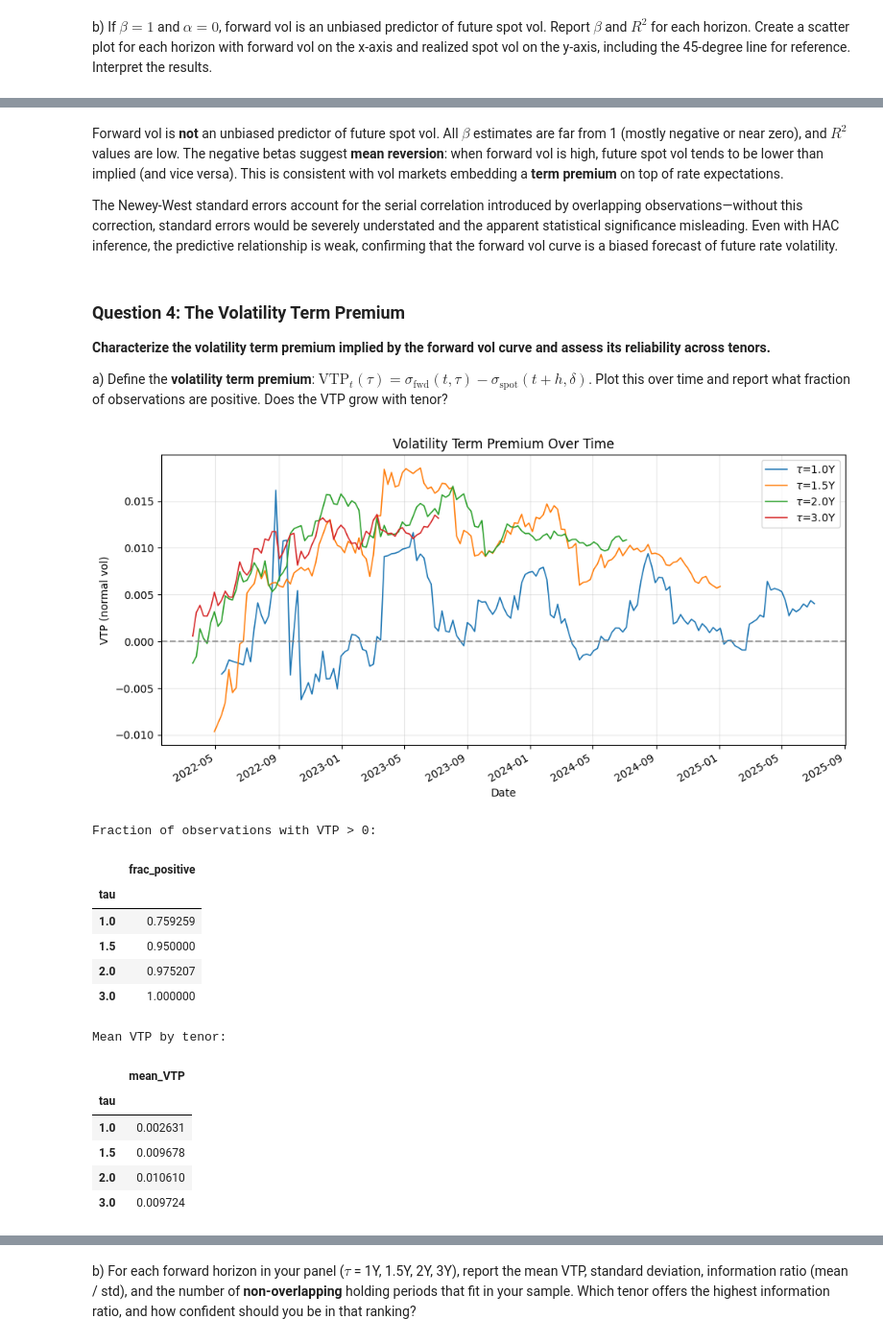
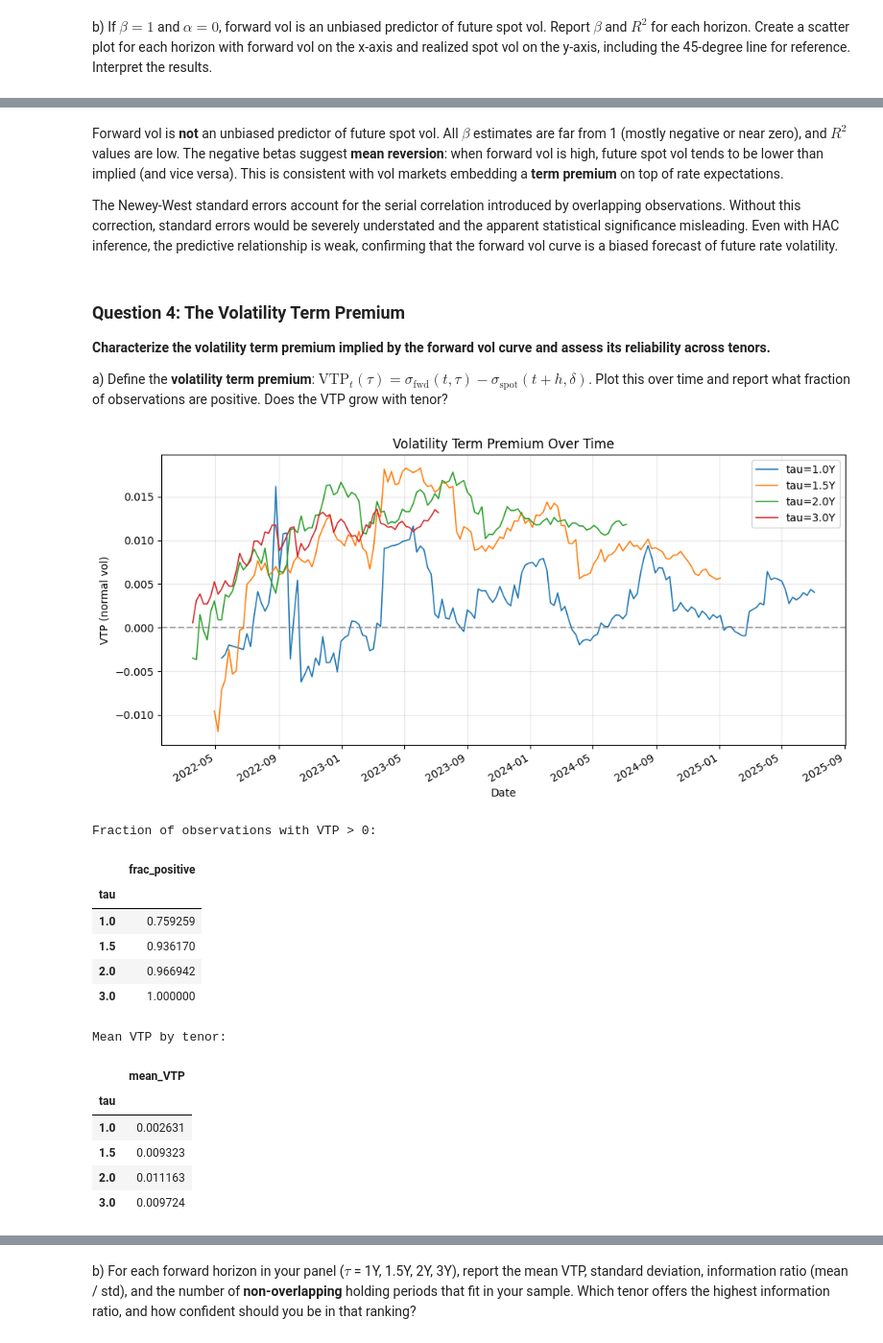
Before and after one commit to azakharove/finm37500P8, a Jupyter notebook: P8_Final.ipynb, the cells around one changed output, grey strips where cells are left out. Shown at 96% size. Saved outputs shown, nothing was run; the diff lists cells and outputs as text; code cells hidden in the pictures.

```diff
--- a/P8_Final.ipynb
+++ b/P8_Final.ipynb
@@ -274,9 +277,9 @@ def build_flat_vol_curve(cap_slice, swap_slice, quarterly_grid):
     sawtooth artifacts that linear interpolation introduces in
     the forward vol bootstrap.
 
-    Sub-1Y tenors: set equal to the observed 1Y flat vol, since
-    the 1Y cap is the shortest observed instrument and its flat
-    vol applies uniformly to all its constituent caplets.
+    Sub-1Y: a synthetic anchor at 0.5Y (= 1Y flat vol) is added
+    so that PCHIP produces a smooth derivative through the 1Y
+    boundary, preventing artificial forward vol spikes at 1.25Y.
     """
     normal_vol = cap_slice / 10000.0
 
@@ -288,30 +291,26 @@ def build_flat_vol_curve(cap_slice, swap_slice, quarterly_grid):
 
     black_vol = normal_vol / approx_atm_rates
 
-    # PCHIP interpolation of Black flat vols onto quarterly grid (1Y+ only)
     known_tenors = black_vol.dropna().index.values.astype(float)
     known_vols = black_vol.dropna().values
 
+    # Add synthetic anchor at 0.5Y = 1Y flat vol so PCHIP sees a
+    # smooth flat-to-rising transition through the 1Y boundary.
+    aug_tenors = np.concatenate([[0.5], known_tenors])
+    aug_vols = np.concatenate([[known_vols[0]], known_vols])
+
+    pchip = PchipInterpolator(aug_tenors, aug_vols)
+
     grid_float = np.array(quarterly_grid, dtype=float)
-
-    # Only PCHIP-interpolate within the observed range (1Y to 10Y)
-    min_obs = known_tenors.min()  # typically 1.0
-    pchip = PchipInterpolator(known_tenors, known_vols)
-
-    flat_vols = pd.Series(index=quarterly_grid, dtype=float)
+    flat_vols = pd.Series(dtype=float, index=quarterly_grid)
 
     for t in grid_float:
-        if t >= min_obs:
+        if t >= 0.5:
             flat_vols.loc[t] = float(pchip(t))
-        elif t >= 0.5:
-            # Sub-1Y tenors: use the 1Y flat vol (shortest observed cap)
-            flat_vols.loc[t] = known_vols[0]
         else:
             flat_vols.loc[t] = np.nan
 
     flat_vols.name = "flat vols"
-
-    # First caplet (0.25Y) has no vol — it settles immediately
     flat_vols.loc[0.25] = np.nan
     return flat_vols
 # %%
@@ -950,7 +996,7 @@ plt.show()
 # %% [markdown]
 Forward vol is **not** an unbiased predictor of future spot vol. All $\beta$ estimates are far from 1 (mostly negative or near zero), and $R^2$ values are low. The negative betas suggest **mean reversion**: when forward vol is high, future spot vol tends to be lower than implied (and vice versa). This is consistent with vol markets embedding a **term premium** on top of rate expectations.
 
-The Newey-West standard errors account for the serial correlation introduced by overlapping observations—without this correction, standard errors would be severely understated and the apparent statistical significance misleading. Even with HAC inference, the predictive relationship is weak, confirming that the forward vol curve is a biased forecast of future rate volatility.
+The Newey-West standard errors account for the serial correlation introduced by overlapping observations. Without this correction, standard errors would be severely understated and the apparent statistical significance misleading. Even with HAC inference, the predictive relationship is weak, confirming that the forward vol curve is a biased forecast of future rate volatility.
 # %% [markdown]
 ### Question 4: The Volatility Term Premium
 
@@ -968,47 +1014,47 @@ for i, t in enumerate(dates):
         j = i + h_weeks
         if j >= len(dates):
             continue
         sigma_fwd = nv_wide.loc[t, tau]
         sigma_spot = nv_wide.loc[dates[j], spot_tenor]
         if pd.isna(sigma_fwd) or pd.isna(sigma_spot):
             continue
         vtp_rows.append({"date": t, "tau": tau, "vtp": sigma_fwd - sigma_spot})
 
 vtp_df = pd.DataFrame(vtp_rows)
 vtp_wide = vtp_df.pivot(index="date", columns="tau", values="vtp").sort_index()
 
 fig, ax = plt.subplots(figsize=(10, 5))
 for tau in tau_horizons:
-    vtp_wide[tau].dropna().plot(ax=ax, label=rf"$\tau$={tau}Y", linewidth=1.2)
+    vtp_wide[tau].dropna().plot(ax=ax, label=f"tau={tau}Y", linewidth=1.2)
 ax.axhline(0, color="gray", linestyle="--", alpha=0.7)
 ax.set_xlabel("Date")
 ax.set_ylabel("VTP (normal vol)")
 ax.set_title("Volatility Term Premium Over Time")
 ax.legend()
 ax.grid(True, alpha=0.3)
 plt.tight_layout()
 plt.show()
 
 frac_positive = vtp_wide.apply(lambda s: s.dropna().gt(0).mean())
 mean_vtp = vtp_wide.mean()
 print("Fraction of observations with VTP > 0:")
 display(frac_positive.to_frame(name="frac_positive"))
 print("Mean VTP by tenor:")
 display(mean_vtp.to_frame(name="mean_VTP"))
 # %% [output]
-[figure, old version]
+[figure, new version]
 Fraction of observations with VTP > 0:
 |  | frac_positive |
 | tau |  |
 | 1.0 | 0.759259 |
-| 1.5 | 0.950000 |
-| 2.0 | 0.975207 |
+| 1.5 | 0.936170 |
+| 2.0 | 0.966942 |
 | 3.0 | 1.000000 |
 Mean VTP by tenor:
 |  | mean_VTP |
 | tau |  |
 | 1.0 | 0.002631 |
-| 1.5 | 0.009678 |
-| 2.0 | 0.010610 |
+| 1.5 | 0.009323 |
+| 2.0 | 0.011163 |
 | 3.0 | 0.009724 |
 # %% [markdown]
```
Also changed, not shown: parts of 30 cells of this notebook, 30 other files.
